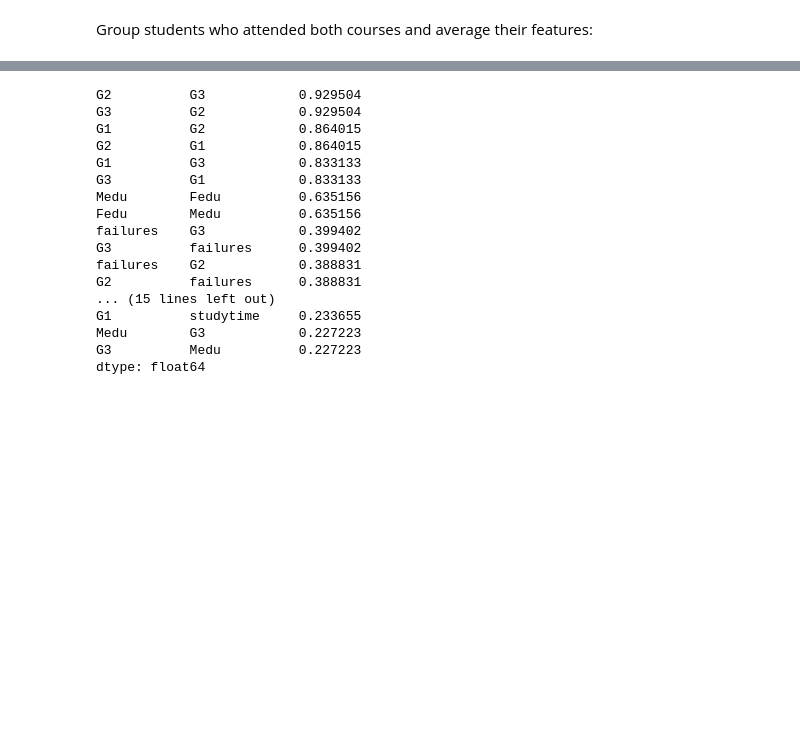
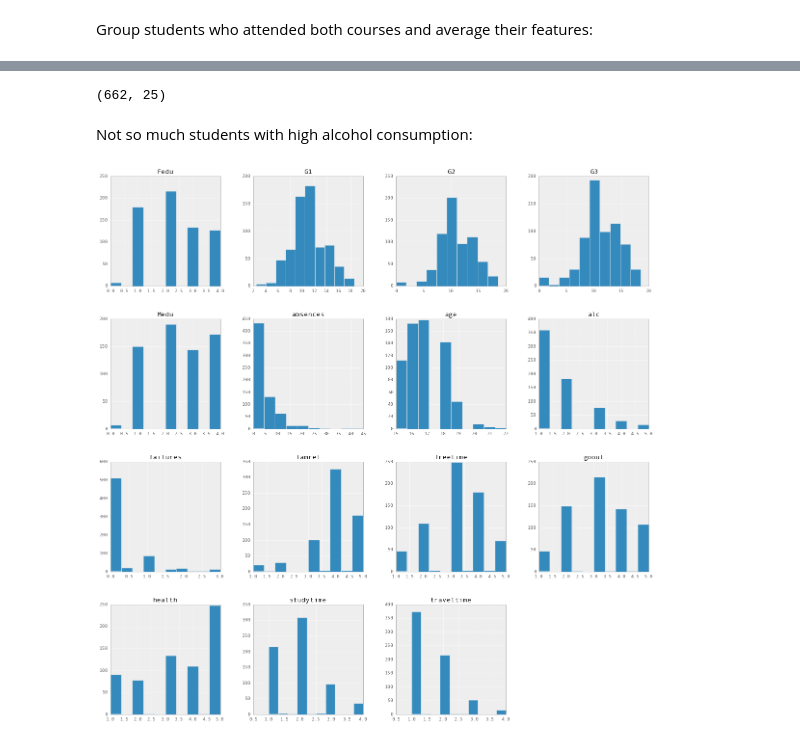
Before and after one commit to GeraldineE/alcohol-research, a Jupyter notebook: student-analysis.ipynb, the cells around one changed output, grey strips where cells are left out. Cells and saved outputs as stored; diff of their text form; code cells hidden in the pictures; blank space fills up the shorter version.

```diff
--- a/student-analysis.ipynb
+++ b/student-analysis.ipynb
@@ -105,25 +75,28 @@ students.shape
-# %%
-corr = students.corr().abs().stack()
-corr = corr.mask(corr == 1).nlargest(30)
-corr
-# %% [output]
-G2          G3            0.929504
-G3          G2            0.929504
-G1          G2            0.864015
-G2          G1            0.864015
-G1          G3            0.833133
-G3          G1            0.833133
-Medu        Fedu          0.635156
-Fedu        Medu          0.635156
-failures    G3            0.399402
-G3          failures      0.399402
-failures    G2            0.388831
-G2          failures      0.388831
-... (15 lines left out)
-G1          studytime     0.233655
-Medu        G3            0.227223
-G3          Medu          0.227223
-dtype: float64
+# %%
+students = pd.concat([student_mat, student_por]).groupby(["school",
+                                                          "sex",
+                                                          "age",
+                                                          "address",
+                                                          "famsize",
+                                                          "Pstatus",
+                                                          "Medu",
+                                                          "Fedu",
+                                                          "Mjob",
+                                                          "Fjob",
+                                                          "reason",
+                                                          "nursery",
+                                                          "internet"]).mean().reset_index()
+
+students['alc'] = students['alc'].apply(np.rint)
+students.shape
+# %% [output]
+(662, 25)
+# %% [markdown]
+Not so much students with high alcohol consumption:
+# %%
+students.hist(figsize=(20, 20));
+# %% [output]
+[figure, added]
 # %%
 scatter_matrix(students, diagonal = 'hist', figsize=(20, 20));
 # %% [output]
```
Also changed, not shown: parts of 36 cells of this notebook.
